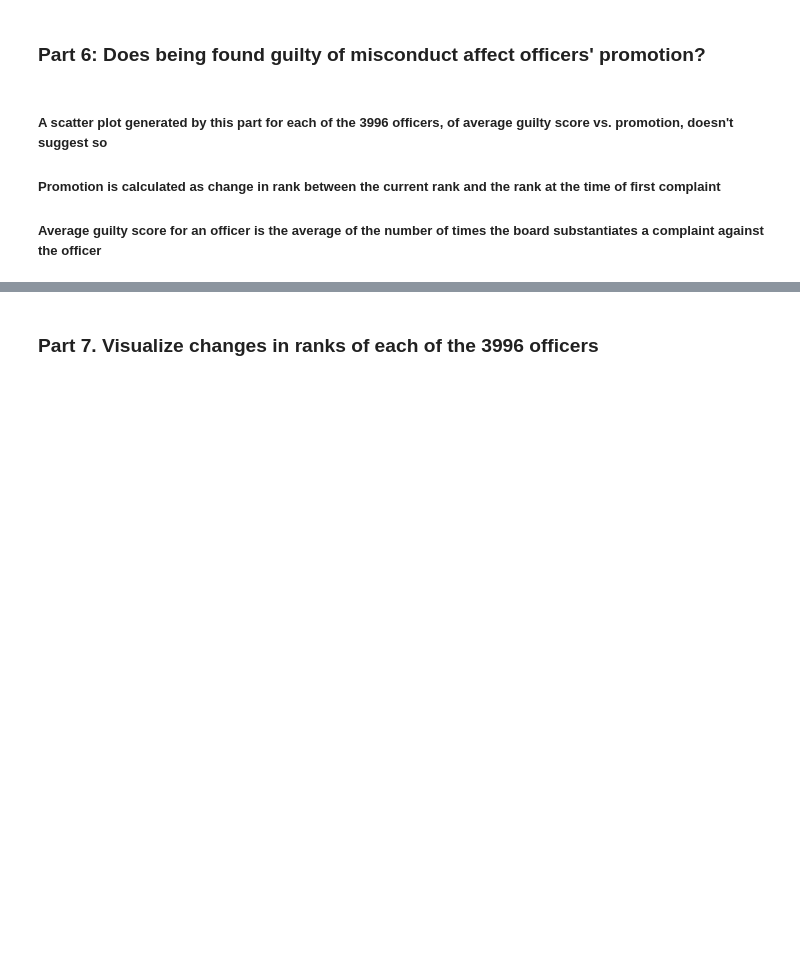
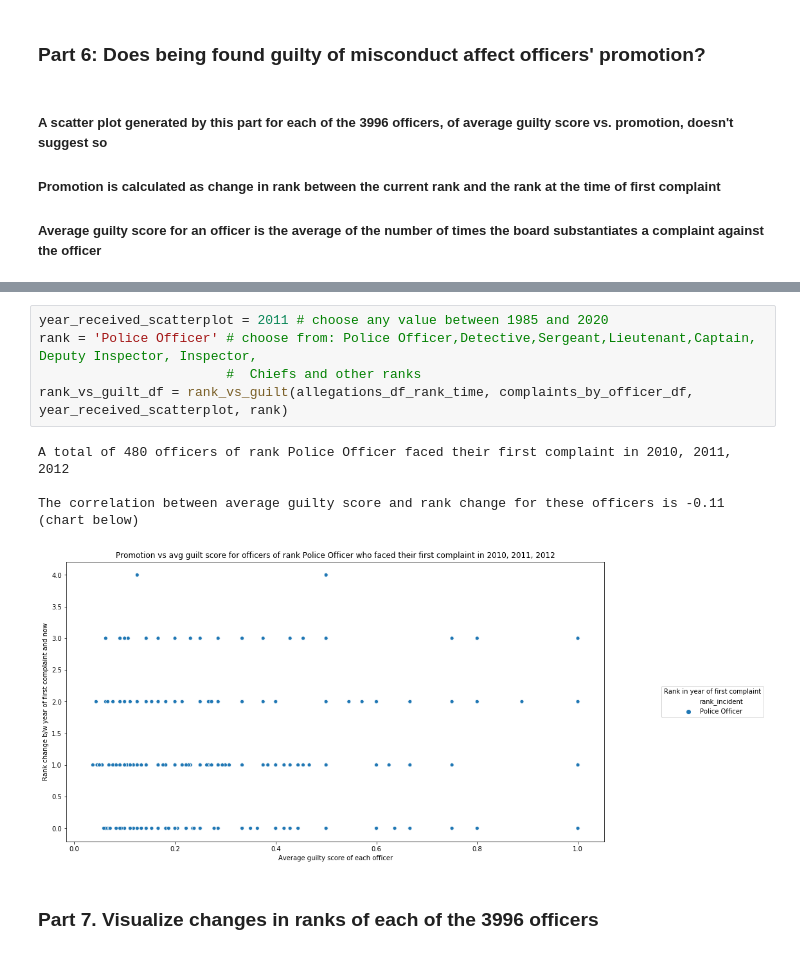
Before and after one commit to KsinghP/NYPD-Officer-Complaints-Analysis, a Jupyter notebook: NYPD_analysis.ipynb, the cells around one changed output, grey strips where cells are left out. Drawn from its saved outputs; the diff is of its cells as text; blank space fills up the shorter version.

```diff
--- a/NYPD_analysis.ipynb
+++ b/NYPD_analysis.ipynb
@@ -654,5 +656,15 @@ def rank_vs_guilt(allegations_df, complaints_by_officer_df, year_received_scatte
 
     return rank_vs_guilt_df
+# %%
+year_received_scatterplot = 2011 # choose any value between 1985 and 2020
+rank = 'Police Officer' # choose from: Police Officer,Detective,Sergeant,Lieutenant,Captain, Deputy Inspector, Inspector,
+                        #  Chiefs and other ranks
+rank_vs_guilt_df = rank_vs_guilt(allegations_df_rank_time, complaints_by_officer_df, year_received_scatterplot, rank)
+# %% [output]
+A total of 480 officers of rank Police Officer faced their first complaint in 2010, 2011, 2012
+
+The correlation between average guilty score and rank change for these officers is -0.11 (chart below)
+[figure, added]
 # %% [markdown]
 ### Part 7. Visualize changes in ranks of each of the 3996 officers
 # %% [markdown]
```
Also changed, not shown: parts of 36 cells of this notebook.
